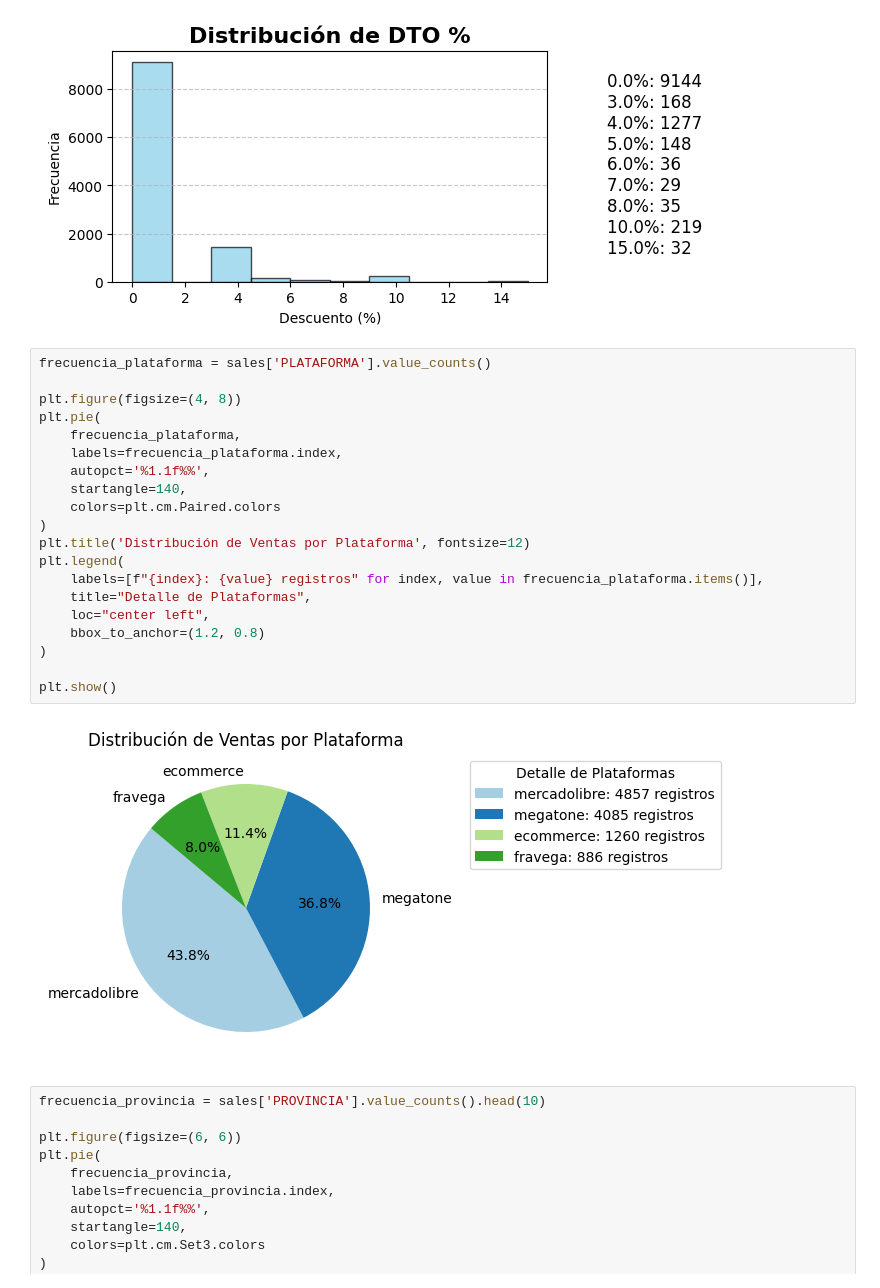
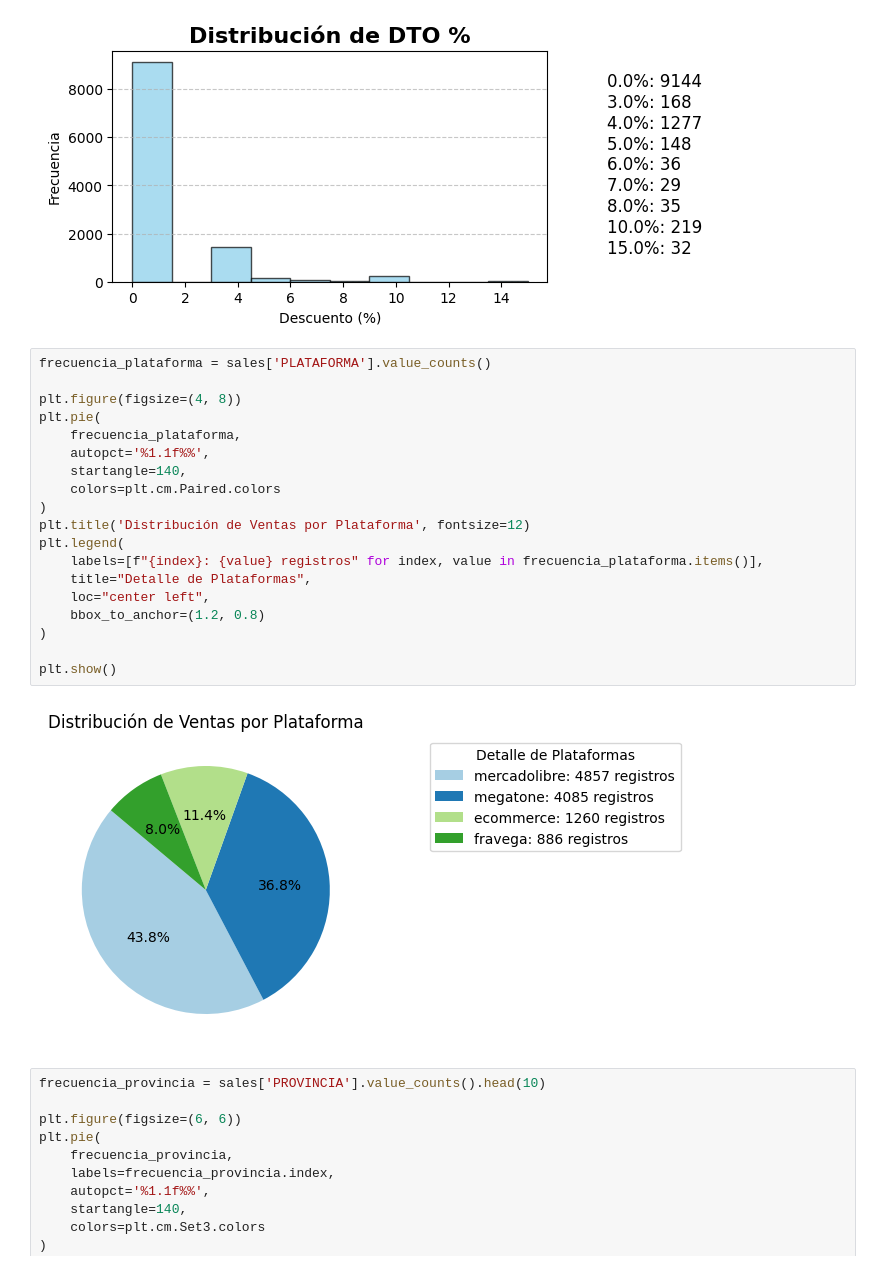
Before and after one commit to LuisBoschetto/trabajofinal, a Jupyter notebook: TrabajoFinal.ipynb, the cells around one changed output. Cells and saved outputs as stored; diff of their text form.

```diff
--- a/TrabajoFinal.ipynb
+++ b/TrabajoFinal.ipynb
@@ -393,25 +382,24 @@ plt.show()
 # %%
 frecuencia_plataforma = sales['PLATAFORMA'].value_counts()
 
 plt.figure(figsize=(4, 8))
 plt.pie(
     frecuencia_plataforma,
-    labels=frecuencia_plataforma.index,
     autopct='%1.1f%%',
     startangle=140,
     colors=plt.cm.Paired.colors
 )
 plt.title('Distribución de Ventas por Plataforma', fontsize=12)
 plt.legend(
     labels=[f"{index}: {value} registros" for index, value in frecuencia_plataforma.items()],
     title="Detalle de Plataformas",
     loc="center left",
     bbox_to_anchor=(1.2, 0.8)
 )
 
 plt.show()
 # %% [output]
-[figure, old version]
+[figure, new version]
 # %%
 frecuencia_provincia = sales['PROVINCIA'].value_counts().head(10)
 
```
Also changed, not shown: parts of 54 cells of this notebook.
